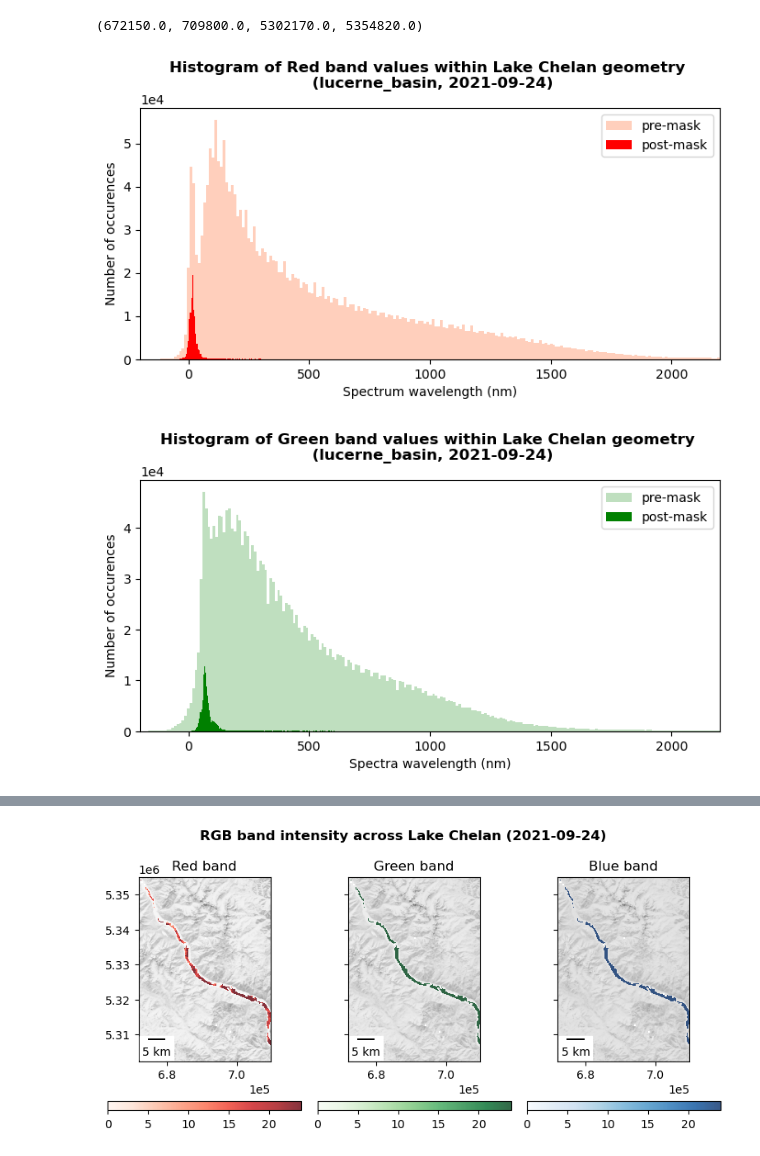
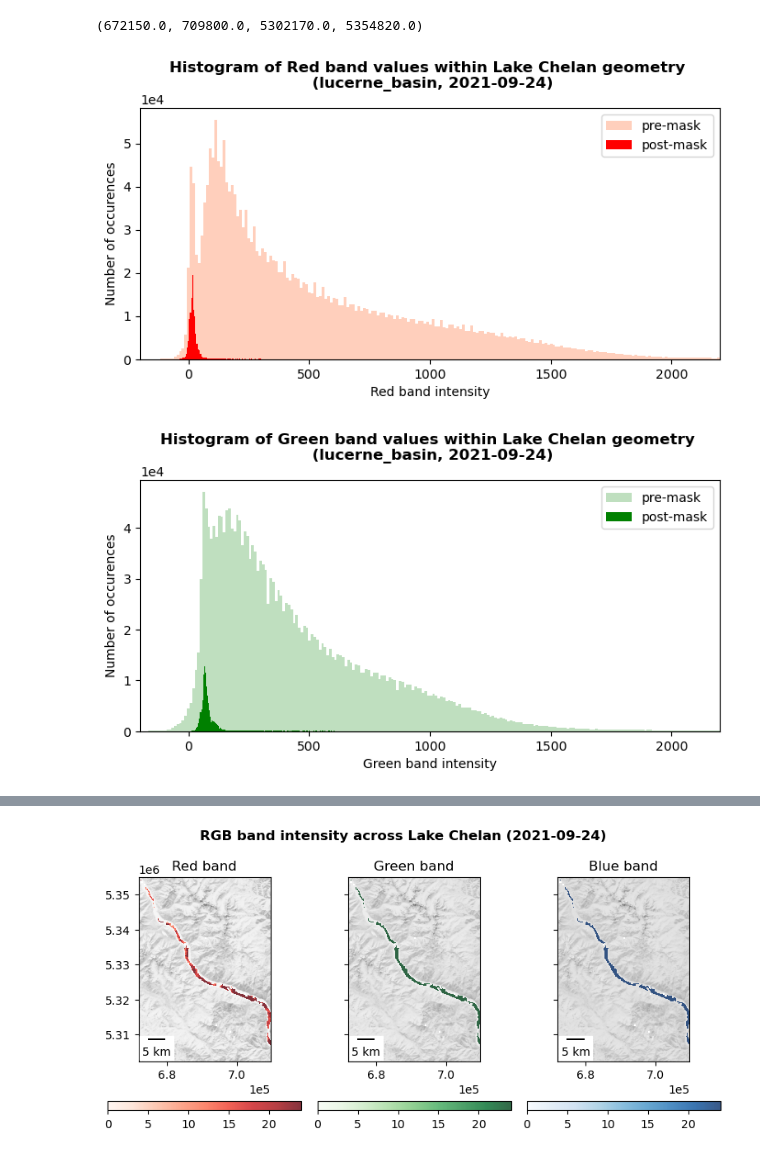
Before and after one commit to UW-GDA/Project_Chelanigans, a Jupyter notebook: chelan_2_rgb-analysis.ipynb, the cells around one changed output, grey strips where cells are left out. Cells and saved outputs as stored; diff of their text form; code cells hidden in the pictures.

```diff
--- a/chelan_2_rgb-analysis.ipynb
+++ b/chelan_2_rgb-analysis.ipynb
@@ -364,25 +364,25 @@ nir_masked = ma.masked_where(chelan_mask==True,nir)
 # %%
 fig, ax = plt.subplots(figsize=(7,4))
 
 ax.hist(r.compressed().ravel(), bins=512, color='lightsalmon', alpha=.5, log=False, label='pre-mask')
 ax.hist(r_masked.compressed().ravel(), bins=512, color='red', log=False, label='post-mask')
 
 ax.ticklabel_format(axis='y', scilimits=(1,3))
 ax.legend()
 ax.set_xlim(-200, 2200)
 ax.set_ylabel('Number of occurences', fontsize=10)
-ax.set_xlabel('Spectrum wavelength (nm)', fontsize=10)
+ax.set_xlabel('Red band intensity', fontsize=10)
 ax.set_title('Histogram of Red band values within Lake Chelan geometry \n (%s, %s)' %(window_id, date), fontsize=12, fontweight='bold', y=1.05)
 plt.tight_layout()
 
 #save image output
 strFile = ('/home/jovyan/project/chelanigans/output/%s/%s/red-signal_%s.png' %(notebook, window_id, date))
 if os.path.isfile(strFile):
 #os.remove(strFile)
     os.system("rm "+strFile)
 plt.savefig(strFile);
 # %% [output]
-[figure, old version]
+[figure, new version]
 # %%
 fig, ax = plt.subplots(figsize=(7,4))
 
@@ -393,7 +393,7 @@ ax.ticklabel_format(axis='y', scilimits=(1,3))
 ax.legend()
 ax.set_xlim(-200, 2200)
 ax.set_ylabel('Number of occurences', fontsize=10)
-ax.set_xlabel('Spectra wavelength (nm)', fontsize=10)
+ax.set_xlabel('Green band intensity', fontsize=10)
 ax.set_title('Histogram of Green band values within Lake Chelan geometry \n (%s, %s)' %(window_id, date), fontsize=12, fontweight='bold', y=1.05)
 plt.tight_layout()
 
@@ -404,7 +404,7 @@ if os.path.isfile(strFile):
     os.system("rm "+strFile)
 plt.savefig(strFile);
 # %% [output]
-[figure, old version]
+[figure, new version]
 # %%
 fig, ax = plt.subplots(figsize=(7,4))
 
```
Also changed, not shown: parts of 4 cells of this notebook, 5 other files.
